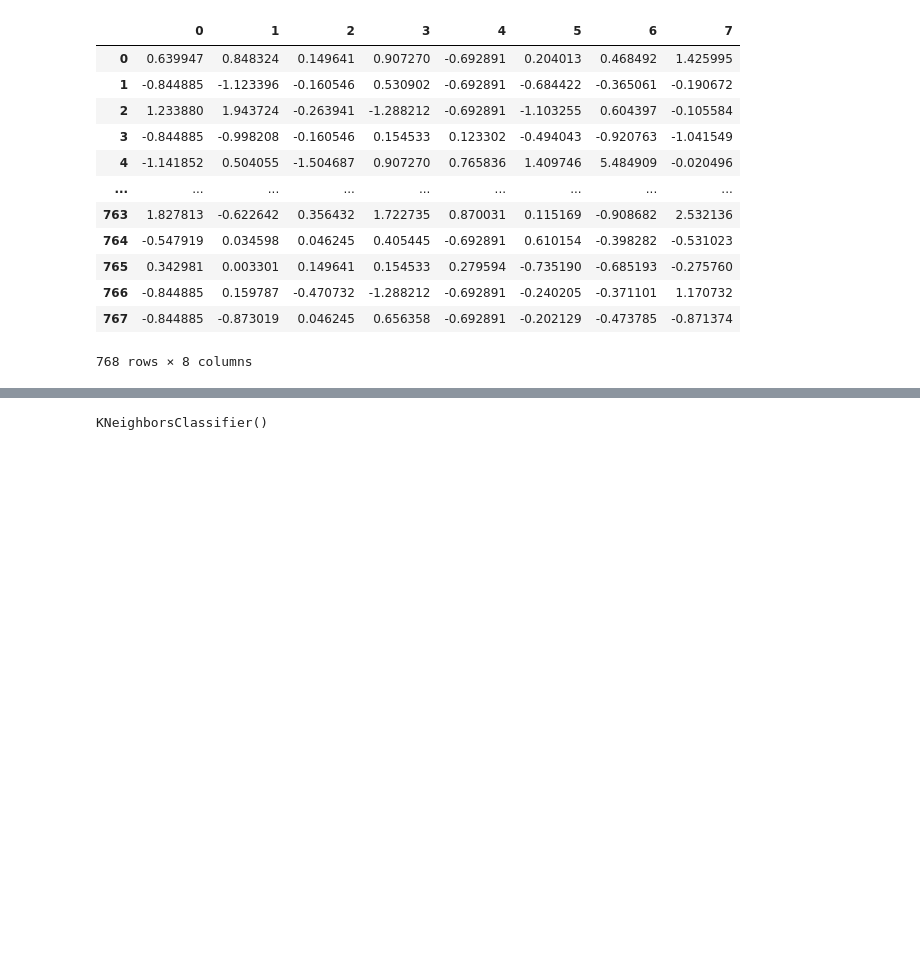
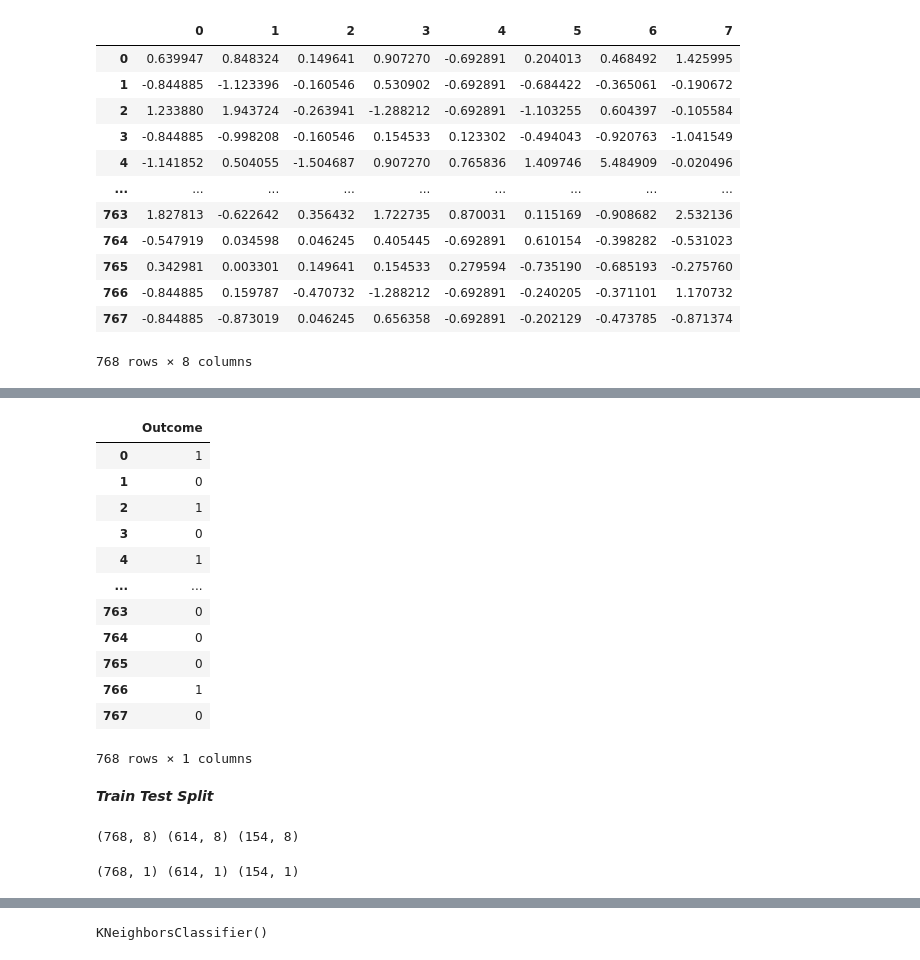
Before and after one commit to mogulcoder26/diabetes-prediction-model, a Jupyter notebook: Diabetes_prediction.ipynb, the cells around one changed output, grey strips where cells are left out. Drawn from its saved outputs; the diff is of its cells as text; code cells hidden in the pictures; blank space fills up the shorter version.

```diff
--- a/Diabetes_prediction.ipynb
+++ b/Diabetes_prediction.ipynb
@@ -65,3 +120,6 @@ pd.DataFrame(standardized_data)
 | 766 | -0.844885 | 0.159787 | -0.470732 | -1.288212 | -0.692891 | -0.240205 | -0.371101 | 1.170732 |
 | 767 | -0.844885 | -0.873019 | 0.046245 | 0.656358 | -0.692891 | -0.202129 | -0.473785 | -0.871374 |
 768 rows × 8 columns
+# %%
+X = pd.DataFrame(standardized_data)
+Y = diabetes_dataset[['Outcome']]
@@ -68,3 +142,21 @@ pd.DataFrame(standardized_data)
+# %%
+Y
+# %% [output]
+|  | Outcome |
+| 0 | 1 |
+| 1 | 0 |
+| 2 | 1 |
+| 3 | 0 |
+| 4 | 1 |
+| ... | ... |
+| 763 | 0 |
+| 764 | 0 |
+| 765 | 0 |
+| 766 | 1 |
+| 767 | 0 |
+768 rows × 1 columns
+# %% [markdown]
+***Train Test Split***
 # %%
 from sklearn.model_selection import train_test_split
 # %%
@@ -71,0 +164,8 @@ X_train,X_test,Y_train,Y_test=train_test_split(X,Y,test_size=0.2,stratify=Y,rand
+# %%
+print(X.shape, X_train.shape, X_test.shape)
+# %% [output]
+(768, 8) (614, 8) (154, 8)
+# %%
+print(Y.shape, Y_train.shape, Y_test.shape)
+# %% [output]
+(768, 1) (614, 1) (154, 1)
```
Also changed, not shown: parts of 37 cells of this notebook.
